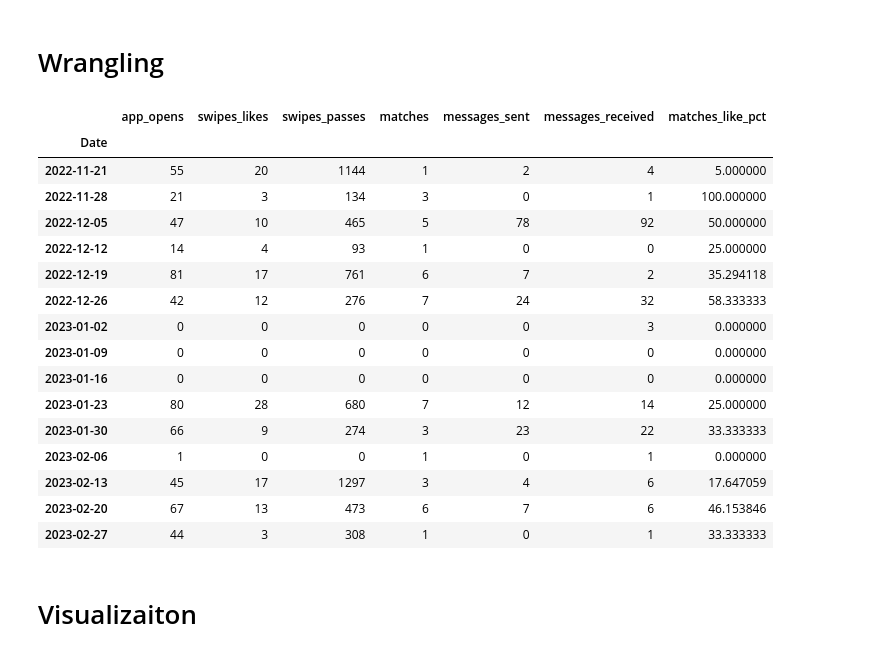
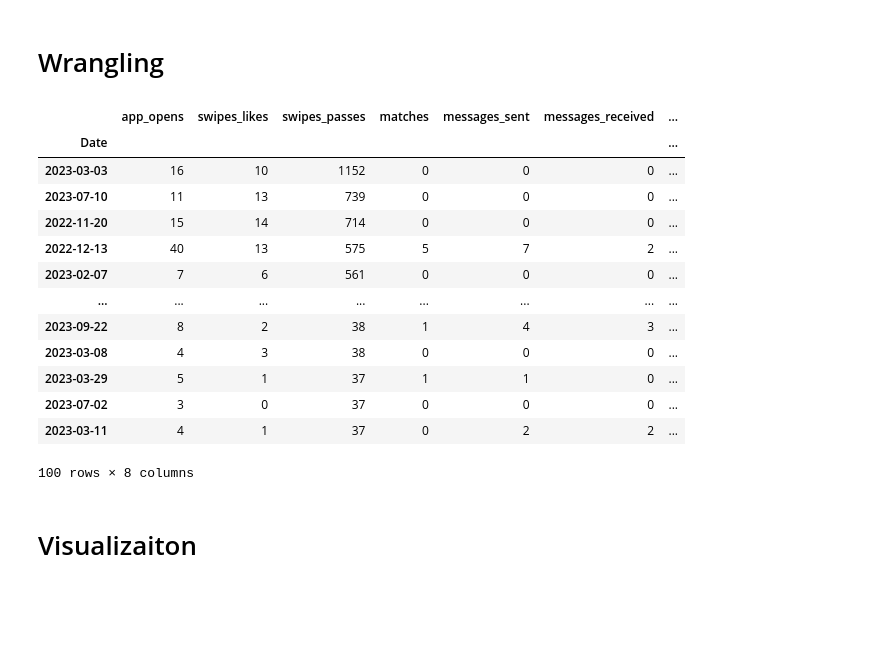
Before and after one commit to saminourji/TinderAnalysis, a Jupyter notebook: main.ipynb, the cells around one changed output. Cells and saved outputs as stored; diff of their text form; code cells hidden in the pictures; blank space fills up the shorter version.

```diff
--- a/main.ipynb
+++ b/main.ipynb
@@ -50,56 +50,61 @@ df = df.drop(["superlikes", "advertising_id", "idfa"], axis = 1)
 
 df.index = pd.to_datetime(df.index)
 
+df["swipes_likes_no_match"] = df["swipes_likes"] - df["matches"]
+df["matches_cumsum"] = df["matches"].cumsum()
+
 #WEEKLY STATS
 df_passes_weekly = df.resample("W-MON").sum()
+
+# df_passes_weekly = df_passes_weekly.drop("matches_cumsum")
+df_passes_weekly["matches_cumsum"] = df_passes_weekly["matches"].cumsum()
 
 df_passes_weekly["matches_like_pct"] = 100*df_passes_weekly["matches"] / df_passes_weekly["swipes_likes"]
 df_passes_weekly.fillna(0, inplace=True)
 df_passes_weekly = df_passes_weekly.replace([np.inf, -np.inf], 0)
 
 
 #MONTHLY STATS
-df_passes_matches_monthly_scaled = df_passes_weekly.resample("MS").sum()
+df_passes_matches_monthly_scaled = df.resample("MS").sum()
+
+# df_passes_matches_monthly_scaled = df_passes_matches_monthly_scaled.drop("matches_cumsum")
+df_passes_matches_monthly_scaled["matches_cumsum"] = df_passes_matches_monthly_scaled["matches"].cumsum()
 
 nb_passes_matches = (df_passes_matches_monthly_scaled["swipes_likes"]  + df_passes_matches_monthly_scaled["swipes_passes"] )
 
 df_passes_matches_monthly_scaled["matches_like_pct"] = 100*df_passes_matches_monthly_scaled["matches"] / df_passes_matches_monthly_scaled["swipes_likes"]
-
 df_passes_matches_monthly_scaled["swipes_passes"] = 100*df_passes_matches_monthly_scaled["swipes_passes"] / nb_passes_matches
-df_passes_matches_monthly_scaled["swipes_likes"] = 100*df_passes_matches_monthly_scaled["swipes_likes"] / nb_passes_matches
+df_passes_matches_monthly_scaled["swipes_likes_no_match"] = 100*df_passes_matches_monthly_scaled["swipes_likes_no_match"] / nb_passes_matches
 df_passes_matches_monthly_scaled["matches"] = 100*df_passes_matches_monthly_scaled["matches"] / nb_passes_matches
 df_passes_matches_monthly_scaled.fillna(0, inplace=True)
 df_passes_matches_monthly_scaled = df_passes_matches_monthly_scaled.replace([np.inf, -np.inf], 0)
 
 # df_likes_matches_monthly_scaled = df_passes_weekly.resample("MS").sum()
 
 # nb_likes_matches = (df_likes_matches_monthly_scaled["matches"] + df_likes_matches_monthly_scaled["swipes_likes"])
 
 # df_likes_matches_monthly_scaled["swipes_likes"] = 100*df_likes_matches_monthly_scaled["swipes_likes"] / nb_likes_matches
 # df_likes_matches_monthly_scaled["matches"] = 100*df_likes_matches_monthly_scaled["matches"] / nb_likes_matches
 
 
-df_passes_weekly.head(15)
+df.head(100)
 # df_passes_matches_monthly_scaled.head()
 # df = df.describe()
 # %% [output]
-|  | app_opens | swipes_likes | swipes_passes | matches | messages_sent | messages_received | matches_like_pct |
-| Date |  |  |  |  |  |  |  |
-| 2022-11-21 | 55 | 20 | 1144 | 1 | 2 | 4 | 5.000000 |
-| 2022-11-28 | 21 | 3 | 134 | 3 | 0 | 1 | 100.000000 |
-| 2022-12-05 | 47 | 10 | 465 | 5 | 78 | 92 | 50.000000 |
-| 2022-12-12 | 14 | 4 | 93 | 1 | 0 | 0 | 25.000000 |
-| 2022-12-19 | 81 | 17 | 761 | 6 | 7 | 2 | 35.294118 |
-| 2022-12-26 | 42 | 12 | 276 | 7 | 24 | 32 | 58.333333 |
-| 2023-01-02 | 0 | 0 | 0 | 0 | 0 | 3 | 0.000000 |
-| 2023-01-09 | 0 | 0 | 0 | 0 | 0 | 0 | 0.000000 |
-| 2023-01-16 | 0 | 0 | 0 | 0 | 0 | 0 | 0.000000 |
-| 2023-01-23 | 80 | 28 | 680 | 7 | 12 | 14 | 25.000000 |
-| 2023-01-30 | 66 | 9 | 274 | 3 | 23 | 22 | 33.333333 |
-| 2023-02-06 | 1 | 0 | 0 | 1 | 0 | 1 | 0.000000 |
-| 2023-02-13 | 45 | 17 | 1297 | 3 | 4 | 6 | 17.647059 |
-| 2023-02-20 | 67 | 13 | 473 | 6 | 7 | 6 | 46.153846 |
-| 2023-02-27 | 44 | 3 | 308 | 1 | 0 | 1 | 33.333333 |
+|  | app_opens | swipes_likes | swipes_passes | matches | messages_sent | messages_received | ... |
+| Date |  |  |  |  |  |  | ... |
+| 2023-03-03 | 16 | 10 | 1152 | 0 | 0 | 0 | ... |
+| 2023-07-10 | 11 | 13 | 739 | 0 | 0 | 0 | ... |
+| 2022-11-20 | 15 | 14 | 714 | 0 | 0 | 0 | ... |
+| 2022-12-13 | 40 | 13 | 575 | 5 | 7 | 2 | ... |
+| 2023-02-07 | 7 | 6 | 561 | 0 | 0 | 0 | ... |
+| ... | ... | ... | ... | ... | ... | ... | ... |
+| 2023-09-22 | 8 | 2 | 38 | 1 | 4 | 3 | ... |
+| 2023-03-08 | 4 | 3 | 38 | 0 | 0 | 0 | ... |
+| 2023-03-29 | 5 | 1 | 37 | 1 | 1 | 0 | ... |
+| 2023-07-02 | 3 | 0 | 37 | 0 | 0 | 0 | ... |
+| 2023-03-11 | 4 | 1 | 37 | 0 | 2 | 2 | ... |
+100 rows × 8 columns
 # %% [markdown]
 # Visualizaiton
 # %%
```
Also changed, not shown: parts of 2 cells of this notebook.
